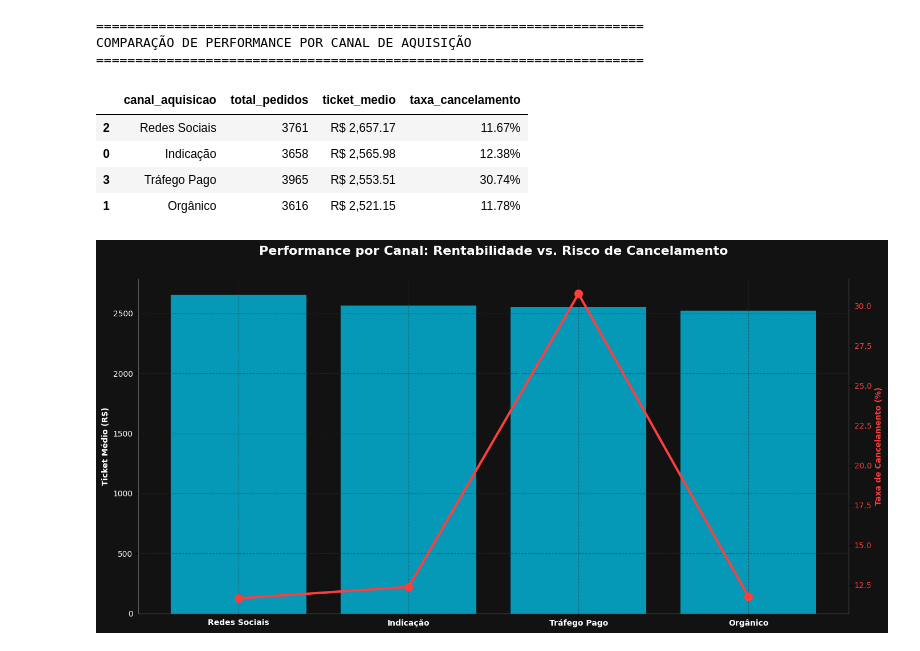
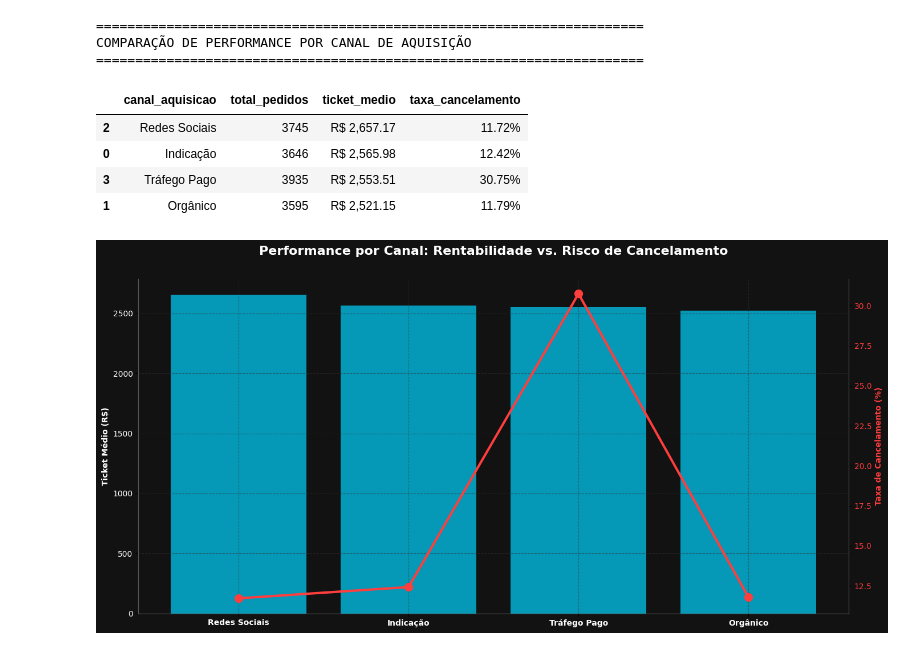
Before and after one commit to gustavobione/NovaShop, a Jupyter notebook: questões/resposta_questão5.ipynb, the cells around one changed output. Drawn from its saved outputs; the diff is of its cells as text; code cells hidden in the pictures.

```diff
--- a/questões/resposta_questão5.ipynb
+++ b/questões/resposta_questão5.ipynb
@@ -4,8 +4,8 @@
 import pandas as pd
 import matplotlib.pyplot as plt
 
-df_pedidos = pd.read_csv('../data/pedidos.csv')
-df_clientes = pd.read_csv('../data/clientes.csv')
+df_pedidos = pd.read_csv('../data/pedidos_limpo.csv')
+df_clientes = pd.read_csv('../data/clientes_limpo.csv')
 df_completo = pd.merge(df_pedidos, df_clientes, left_on='cliente_id', right_on='id', how="inner", validate="many_to_many")
 
 mapeamento_canais = {
@@ -43,35 +43,35 @@ ax1.set_facecolor(COR_FUNDO)
 
 bars = ax1.bar(analise_canais['canal_aquisicao'], analise_canais['ticket_medio'], color='#00D2FF', alpha=0.7, label='Ticket Médio (R$)')
 ax1.set_ylabel('Ticket Médio (R$)', color='white', fontweight='bold')
 ax1.tick_params(axis='y', labelcolor='white')
 
 ax2 = ax1.twinx()
 ax2.plot(analise_canais['canal_aquisicao'], analise_canais['taxa_cancelamento'], color='#FF3E3E', marker='o', linewidth=3, markersize=10, label='Taxa de Cancelamento (%)')
 ax2.set_ylabel('Taxa de Cancelamento (%)', color='#FF3E3E', fontweight='bold')
 ax2.tick_params(axis='y', labelcolor='#FF3E3E')
 
 plt.title('Performance por Canal: Rentabilidade vs. Risco de Cancelamento', fontsize=16, fontweight='bold', color='white', pad=30)
 
 ax1.set_xticks(range(len(analise_canais['canal_aquisicao'])))
 ax1.set_xticklabels(analise_canais['canal_aquisicao'], color='white', fontweight='bold')
 
 ax1.grid(color='#333333', linestyle='--', alpha=0.5)
 
 for ax in [ax1, ax2]:
     ax.spines['top'].set_visible(False)
     ax.spines['bottom'].set_color('#555555')
     ax.spines['left'].set_color('#555555')
     ax.spines['right'].set_color('#555555')
 
 plt.tight_layout()
 plt.show()
 # %% [output]
 ======================================================================
 COMPARAÇÃO DE PERFORMANCE POR CANAL DE AQUISIÇÃO
 ======================================================================
 |  | canal_aquisicao | total_pedidos | ticket_medio | taxa_cancelamento |
-| 2 | Redes Sociais | 3761 | R$ 2,657.17 | 11.67% |
-| 0 | Indicação | 3658 | R$ 2,565.98 | 12.38% |
-| 3 | Tráfego Pago | 3965 | R$ 2,553.51 | 30.74% |
-| 1 | Orgânico | 3616 | R$ 2,521.15 | 11.78% |
+| 2 | Redes Sociais | 3745 | R$ 2,657.17 | 11.72% |
+| 0 | Indicação | 3646 | R$ 2,565.98 | 12.42% |
+| 3 | Tráfego Pago | 3935 | R$ 2,553.51 | 30.75% |
+| 1 | Orgânico | 3595 | R$ 2,521.15 | 11.79% |
 [figure]
```
Also changed, not shown: 4 other files.
